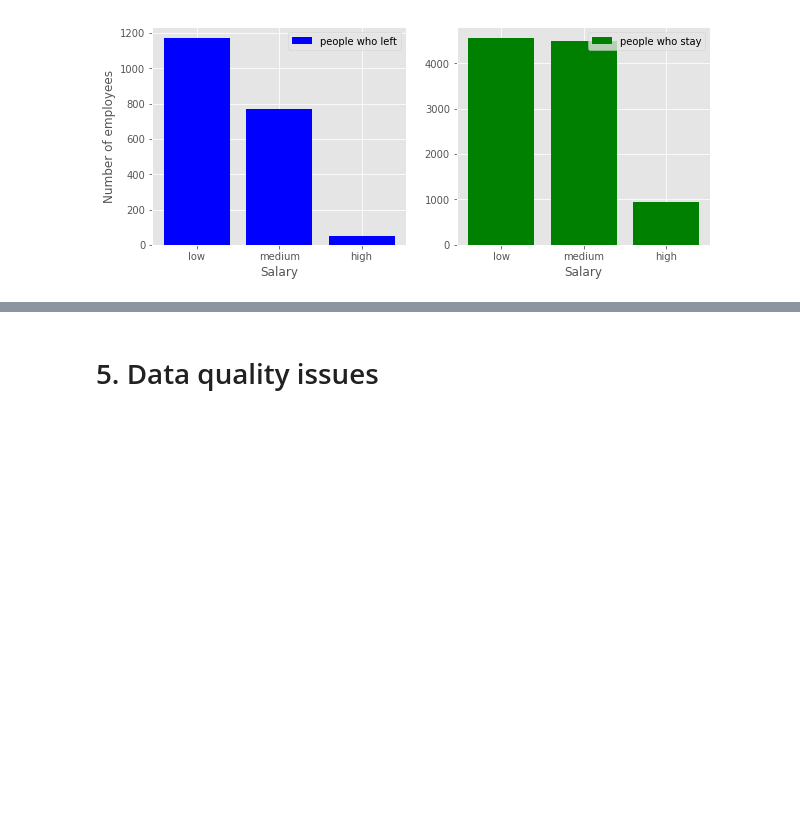
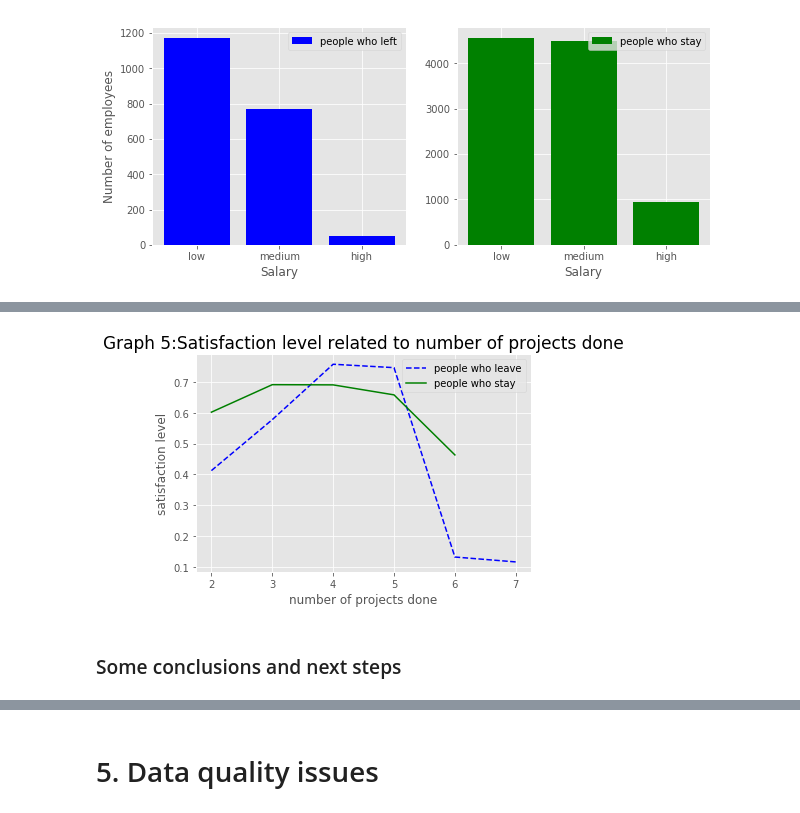
Before and after one commit to MariaGamero/TFM-ReasonsforEmployeeTurnover, a Jupyter notebook: Employee_retention.ipynb, the cells around one changed output, grey strips where cells are left out. Cells and saved outputs as stored; diff of their text form; code cells hidden in the pictures; blank space fills up the shorter version.

```diff
--- a/Employee_retention.ipynb
+++ b/Employee_retention.ipynb
@@ -332,0 +325,12 @@ plt.show()
+# %%
+plt.plot(people_who_leave.groupby('number_project')['satisfaction_level'].mean(),'b--',label='people who leave')
+plt.plot(people_who_stay.groupby('number_project')['satisfaction_level'].mean(),'green',label='people who stay')
+plt.ylabel('satisfaction level')
+plt.xlabel('number of projects done')
+plt.legend()
+plt.title('Graph 5:Satisfaction level related to number of projects done', fontsize = 17)
+plt.show()
+# %% [output]
+[figure, added]
+# %% [markdown]
+### Some conclusions and next steps
```
Also changed, not shown: parts of 23 cells of this notebook.
